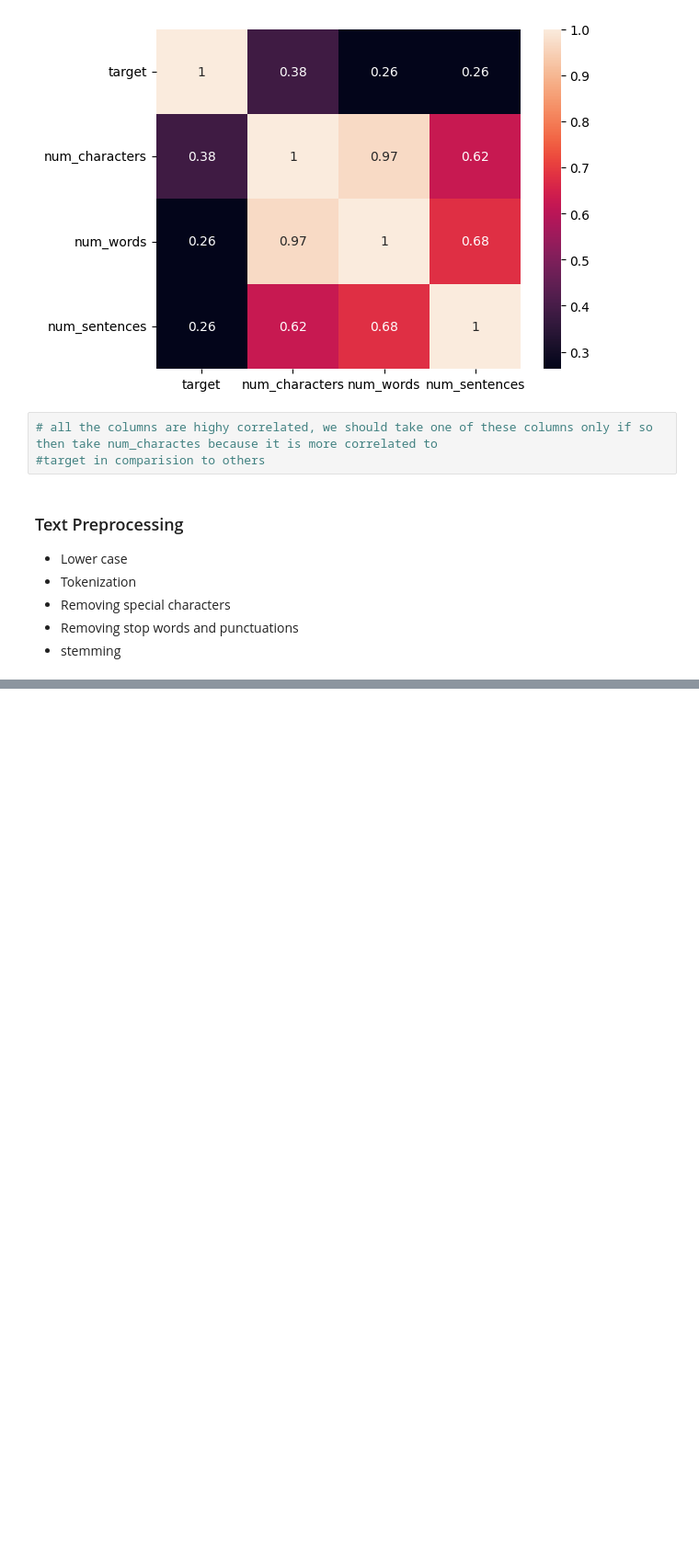
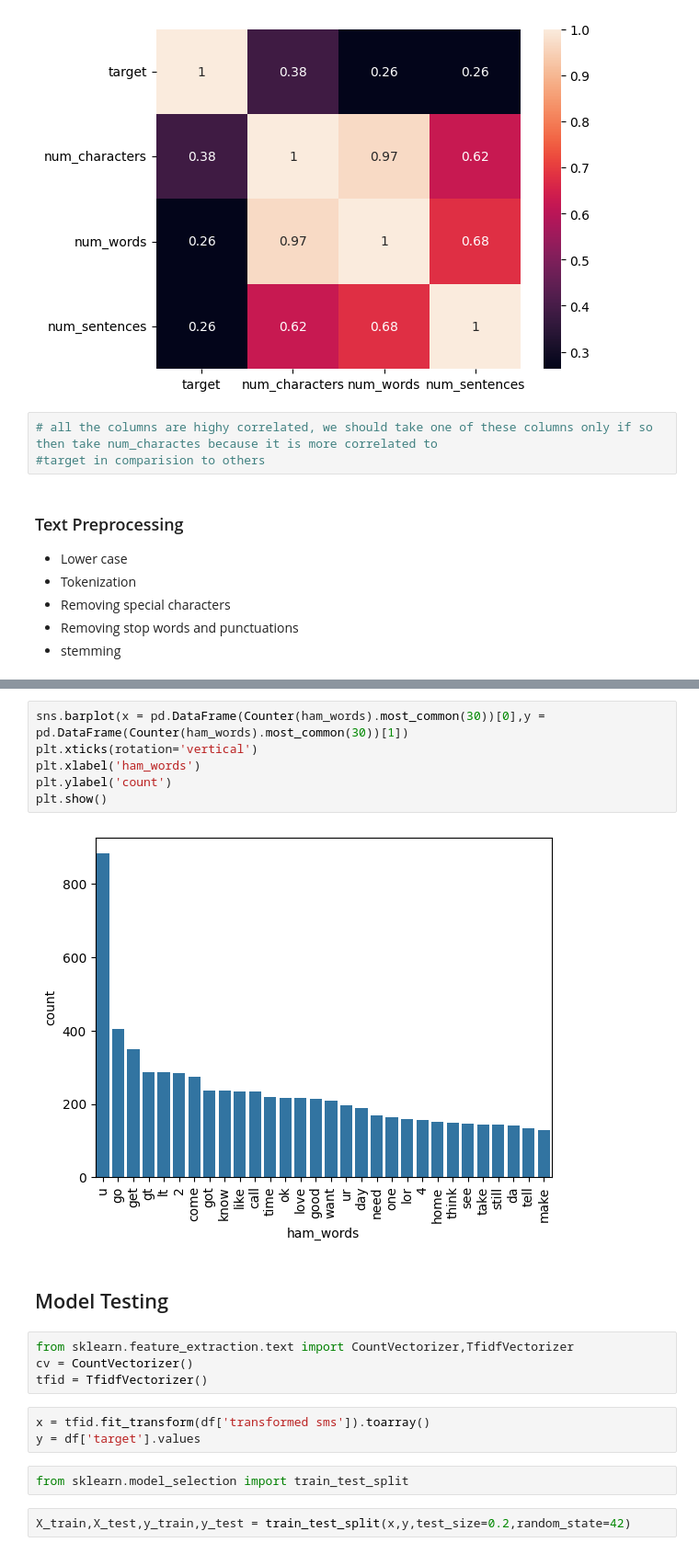
Before and after one commit to Vinayupadhyay790/sms-prediction, a Jupyter notebook: sms_prediction.ipynb, the cells around one changed output, grey strips where cells are left out. Shown: that part at 92% size. Saved outputs shown, nothing was run; the diff lists cells and outputs as text; blank space fills up the shorter version.

Commit message:
model

```diff
--- a/sms_prediction.ipynb
+++ b/sms_prediction.ipynb
@@ -184,0 +325,21 @@ sns.heatmap(new_df.corr(),annot=True)
+# %%
+sns.barplot(x = pd.DataFrame(Counter(ham_words).most_common(30))[0],y = pd.DataFrame(Counter(ham_words).most_common(30))[1])
+plt.xticks(rotation='vertical')
+plt.xlabel('ham_words')
+plt.ylabel('count')
+plt.show()
+# %% [output]
+[figure, added]
+# %% [markdown]
+<h2>Model Testing</h2>
+# %%
+from sklearn.feature_extraction.text import CountVectorizer,TfidfVectorizer
+cv = CountVectorizer()
+tfid = TfidfVectorizer()
+# %%
+x = tfid.fit_transform(df['transformed sms']).toarray()
+y = df['target'].values
+# %%
+from sklearn.model_selection import train_test_split
+# %%
+X_train,X_test,y_train,y_test = train_test_split(x,y,test_size=0.2,random_state=42)
```
Also changed, not shown: parts of 31 cells of this notebook.
